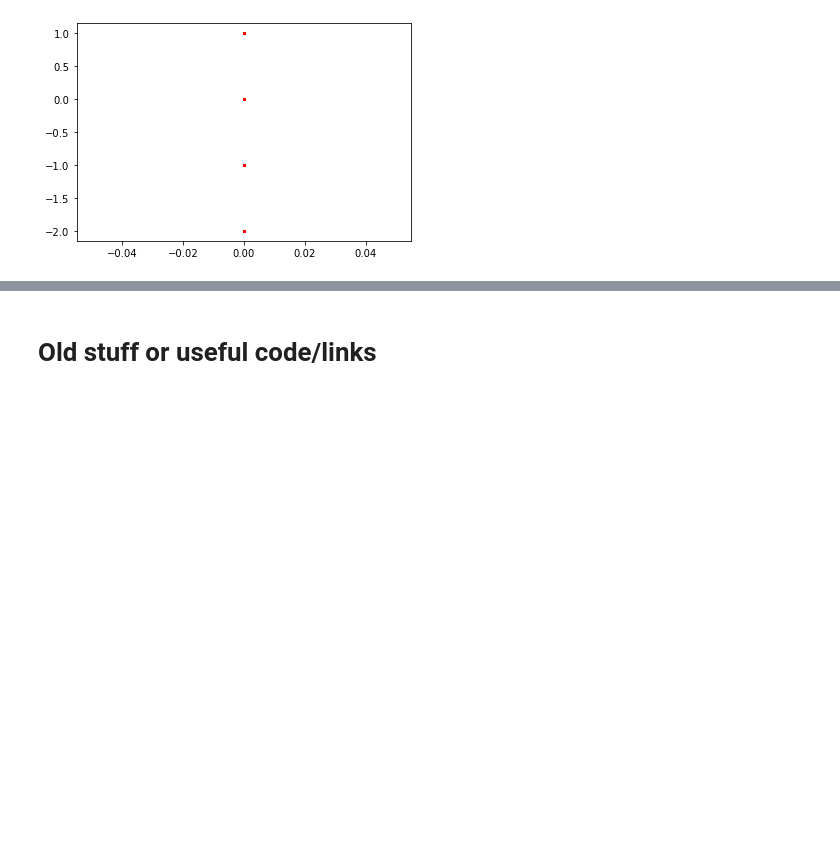
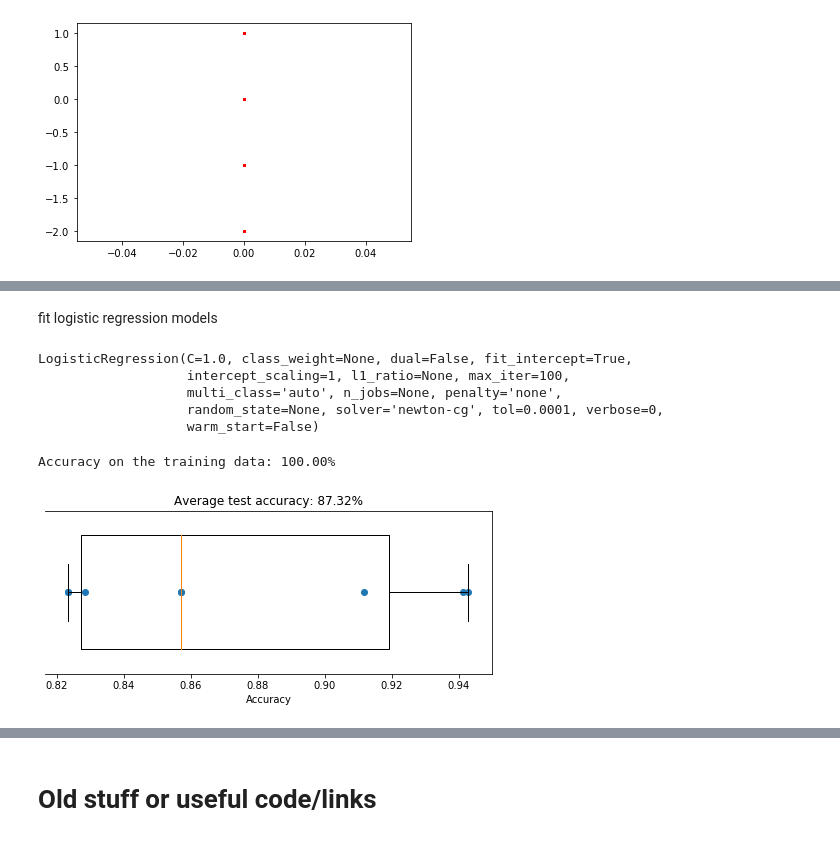
Before and after one commit to KceniaB/NMA_project, a Jupyter notebook: kce/kce_project.ipynb, the cells around one changed output, grey strips where cells are left out. Saved outputs shown, nothing was run; the diff lists cells and outputs as text; code cells hidden in the pictures; blank space fills up the shorter version.

Commit message:
Some little updates/bug fixes/testing models (very preliminary)

```diff
--- a/kce/kce_project.ipynb
+++ b/kce/kce_project.ipynb
@@ -683,0 +862,47 @@ for i in range(len(trials_df['wheel movement'][1])):
+# %% [markdown]
+fit logistic regression models
+# %%
+# First define the model
+log_reg = LogisticRegression(penalty='none',solver='newton-cg')
+
+#Then fit it to data
+log_reg.fit(X, y)
+# %% [output]
+LogisticRegression(C=1.0, class_weight=None, dual=False, fit_intercept=True,
+                   intercept_scaling=1, l1_ratio=None, max_iter=100,
+                   multi_class='auto', n_jobs=None, penalty='none',
+                   random_state=None, solver='newton-cg', tol=0.0001, verbose=0,
+                   warm_start=False)
+# %%
+#get accuracy of the model on the training set (should be high!)
+y_pred = log_reg.predict(X)
+train_accuracy = np.mean(y_pred == y)
+print(f"Accuracy on the training data: {train_accuracy:.2%}")
+# %% [output]
+Accuracy on the training data: 100.00%
+# %%
+#get accuracy of the model on a k-fold cross validated set
+
+k=8 #choose k-fold
+reg = 'l2' #choose regularization. 'none', 'l1', or 'l2'
+lam = 1 #choose lambda for regularizer
+
+#fit model
+#log_reg = LogisticRegression(penalty='none').fit(X, y)
+log_reg = LogisticRegression(penalty=reg, C=1/lam, solver='lbfgs').fit(X, y)
+
+#get cross-validated accuracies
+accuracies = cross_val_score(log_reg, X, y, cv=k)
+
+#plot the resulting accuracies
+f, ax = plt.subplots(figsize=(8, 3))
+ax.boxplot(accuracies, vert=False, widths=.7)
+ax.scatter(accuracies, np.ones_like(accuracies))
+ax.set(
+  xlabel="Accuracy",
+  yticks=[],
+  title=f"Average test accuracy: {accuracies.mean():.2%}"
+)
+ax.spines["left"].set_visible(False)
+# %% [output]
+[figure, added]
```
Also changed, not shown: parts of 41 cells of this notebook, 6 other files.
